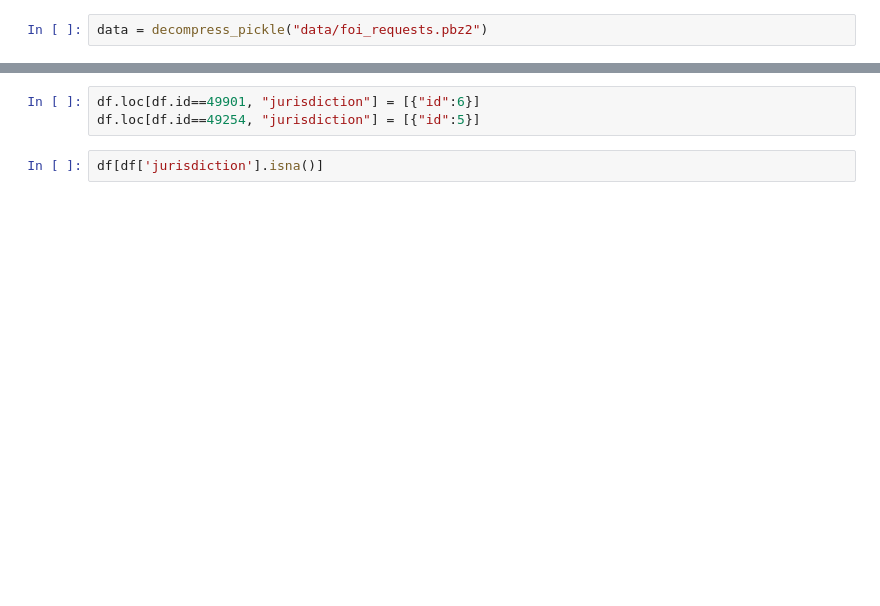
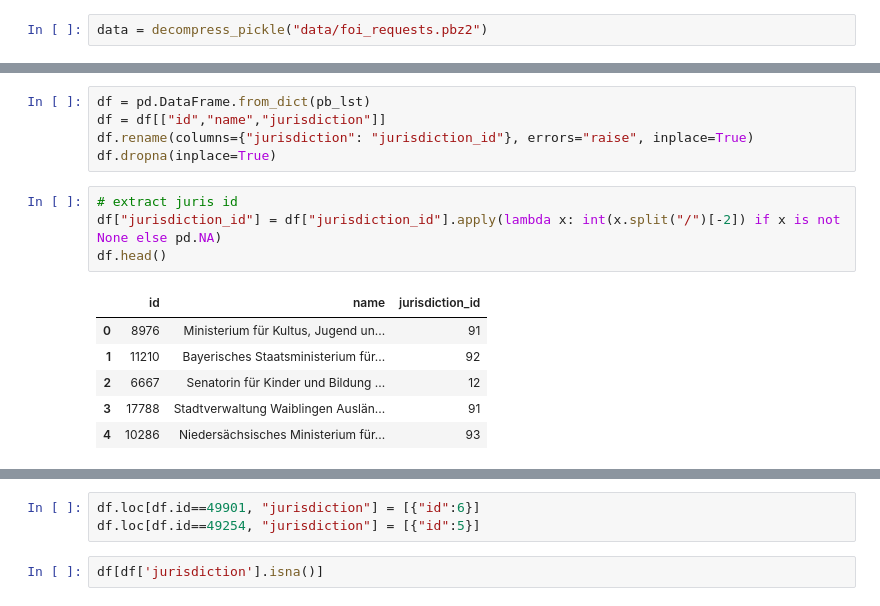
Before and after one commit to CorrelAid/fds_dashboard, a Jupyter notebook: db/python_scripts/pp_test.ipynb, the cells around one changed output, grey strips where cells are left out. Drawn from its saved outputs; the diff is of its cells as text; blank space fills up the shorter version.

Commit message:
pp works with new data

```diff
--- a/db/python_scripts/pp_test.ipynb
+++ b/db/python_scripts/pp_test.ipynb
@@ -64 +149,17 @@ df
+# %%
+df = pd.DataFrame.from_dict(pb_lst)
+df = df[["id","name","jurisdiction"]]
+df.rename(columns={"jurisdiction": "jurisdiction_id"}, errors="raise", inplace=True)
+df.dropna(inplace=True)
+# %%
+# extract juris id
+df["jurisdiction_id"] = df["jurisdiction_id"].apply(lambda x: int(x.split("/")[-2]) if x is not None else pd.NA)
+df.head()
+# %% [output]
+|  | id | name | jurisdiction_id |
+| 0 | 8976 | Ministerium für Kultus, Jugend un... | 91 |
+| 1 | 11210 | Bayerisches Staatsministerium für... | 92 |
+| 2 | 6667 | Senatorin für Kinder und Bildung ... | 12 |
+| 3 | 17788 | Stadtverwaltung Waiblingen Auslän... | 91 |
+| 4 | 10286 | Niedersächsisches Ministerium für... | 93 |
 # %%
```
Also changed, not shown: parts of 41 cells of this notebook, 9 other files.
